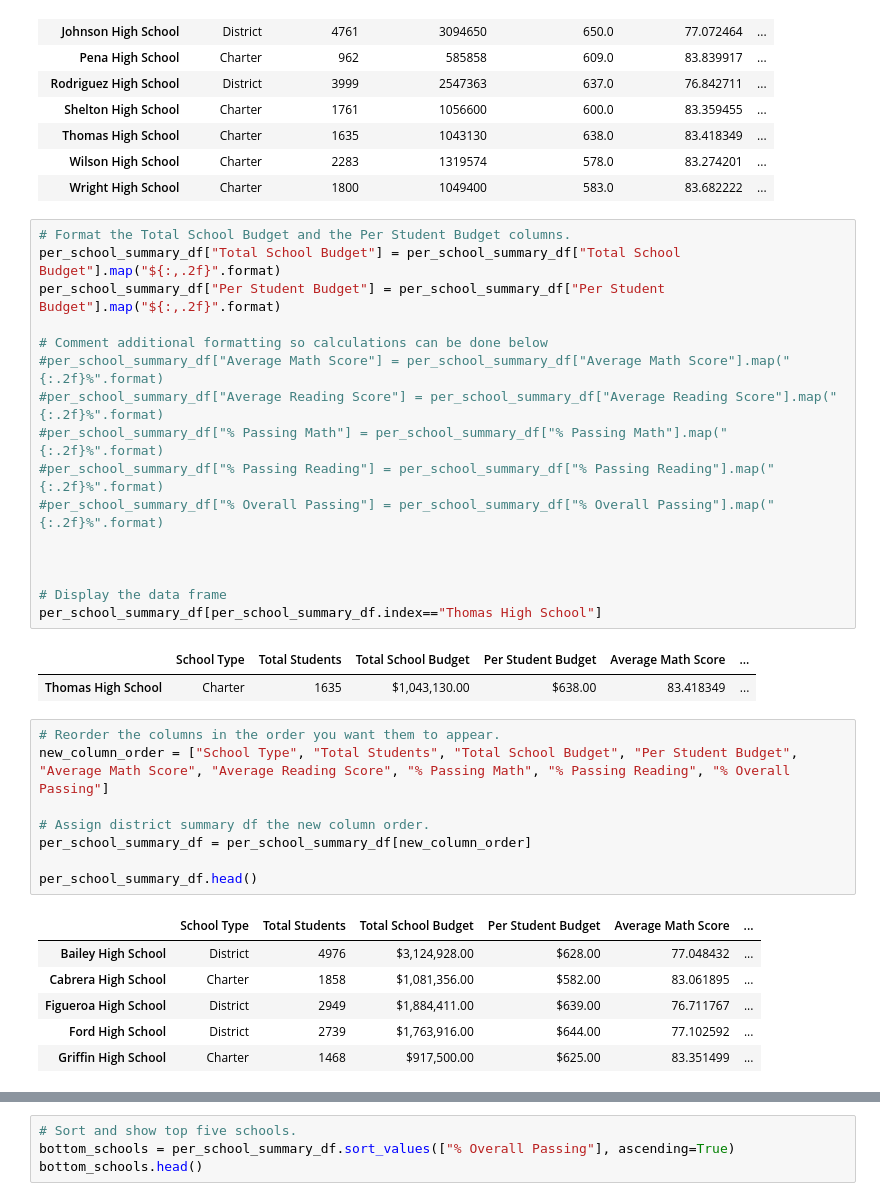
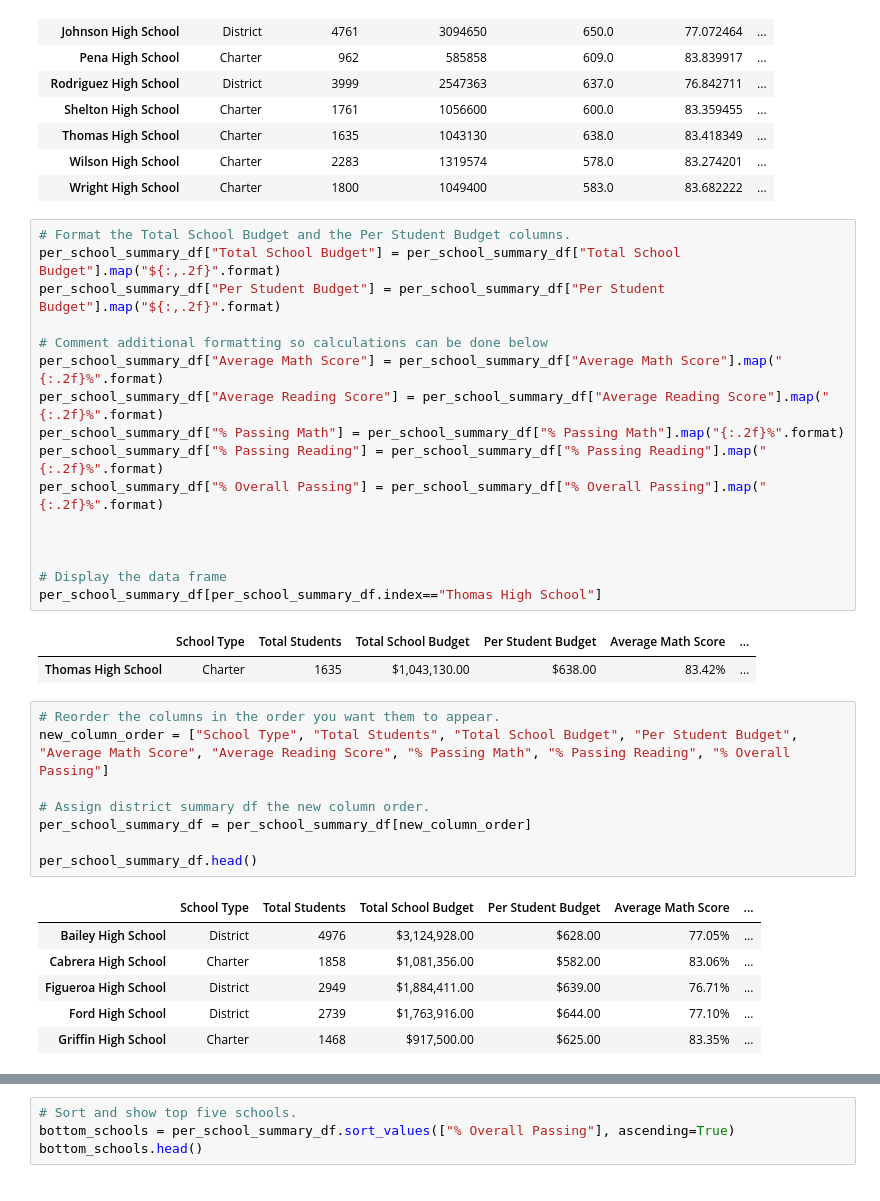
Before and after one commit to daniel-sh-au/004_school-district-analysis, a Jupyter notebook: PyCitySchools_Challenge.ipynb, the cells around one changed output, grey strips where cells are left out. Cells and saved outputs as stored; diff of their text form.

```diff
--- a/PyCitySchools_Challenge.ipynb
+++ b/PyCitySchools_Challenge.ipynb
@@ -1403,22 +1407,22 @@ per_school_summary_df.head(15)
 # %%
 # Format the Total School Budget and the Per Student Budget columns.
 per_school_summary_df["Total School Budget"] = per_school_summary_df["Total School Budget"].map("${:,.2f}".format)
 per_school_summary_df["Per Student Budget"] = per_school_summary_df["Per Student Budget"].map("${:,.2f}".format)
 
 # Comment additional formatting so calculations can be done below
-#per_school_summary_df["Average Math Score"] = per_school_summary_df["Average Math Score"].map("{:.2f}%".format)
-#per_school_summary_df["Average Reading Score"] = per_school_summary_df["Average Reading Score"].map("{:.2f}%".format)
-#per_school_summary_df["% Passing Math"] = per_school_summary_df["% Passing Math"].map("{:.2f}%".format)
-#per_school_summary_df["% Passing Reading"] = per_school_summary_df["% Passing Reading"].map("{:.2f}%".format)
-#per_school_summary_df["% Overall Passing"] = per_school_summary_df["% Overall Passing"].map("{:.2f}%".format)
+per_school_summary_df["Average Math Score"] = per_school_summary_df["Average Math Score"].map("{:.2f}%".format)
+per_school_summary_df["Average Reading Score"] = per_school_summary_df["Average Reading Score"].map("{:.2f}%".format)
+per_school_summary_df["% Passing Math"] = per_school_summary_df["% Passing Math"].map("{:.2f}%".format)
+per_school_summary_df["% Passing Reading"] = per_school_summary_df["% Passing Reading"].map("{:.2f}%".format)
+per_school_summary_df["% Overall Passing"] = per_school_summary_df["% Overall Passing"].map("{:.2f}%".format)
 
 
 
 # Display the data frame
 per_school_summary_df[per_school_summary_df.index=="Thomas High School"]
 # %% [output]
 |  | School Type | Total Students | Total School Budget | Per Student Budget | Average Math Score | ... |
-| Thomas High School | Charter | 1635 | $1,043,130.00 | $638.00 | 83.418349 | ... |
+| Thomas High School | Charter | 1635 | $1,043,130.00 | $638.00 | 83.42% | ... |
 # %%
 # Reorder the columns in the order you want them to appear.
 new_column_order = ["School Type", "Total Students", "Total School Budget", "Per Student Budget", "Average Math Score", "Average Reading Score", "% Passing Math", "% Passing Reading", "% Overall Passing"]
@@ -1429,11 +1433,11 @@ per_school_summary_df = per_school_summary_df[new_column_order]
 per_school_summary_df.head()
 # %% [output]
 |  | School Type | Total Students | Total School Budget | Per Student Budget | Average Math Score | ... |
-| Bailey High School | District | 4976 | $3,124,928.00 | $628.00 | 77.048432 | ... |
-| Cabrera High School | Charter | 1858 | $1,081,356.00 | $582.00 | 83.061895 | ... |
-| Figueroa High School | District | 2949 | $1,884,411.00 | $639.00 | 76.711767 | ... |
-| Ford High School | District | 2739 | $1,763,916.00 | $644.00 | 77.102592 | ... |
-| Griffin High School | Charter | 1468 | $917,500.00 | $625.00 | 83.351499 | ... |
+| Bailey High School | District | 4976 | $3,124,928.00 | $628.00 | 77.05% | ... |
+| Cabrera High School | Charter | 1858 | $1,081,356.00 | $582.00 | 83.06% | ... |
+| Figueroa High School | District | 2949 | $1,884,411.00 | $639.00 | 76.71% | ... |
+| Ford High School | District | 2739 | $1,763,916.00 | $644.00 | 77.10% | ... |
+| Griffin High School | Charter | 1468 | $917,500.00 | $625.00 | 83.35% | ... |
 # %%
 # Sort and show top five schools.
 top_schools = per_school_summary_df.sort_values(["% Overall Passing"], ascending=False)
```
Also changed, not shown: parts of 27 cells of this notebook, 2 other files.
